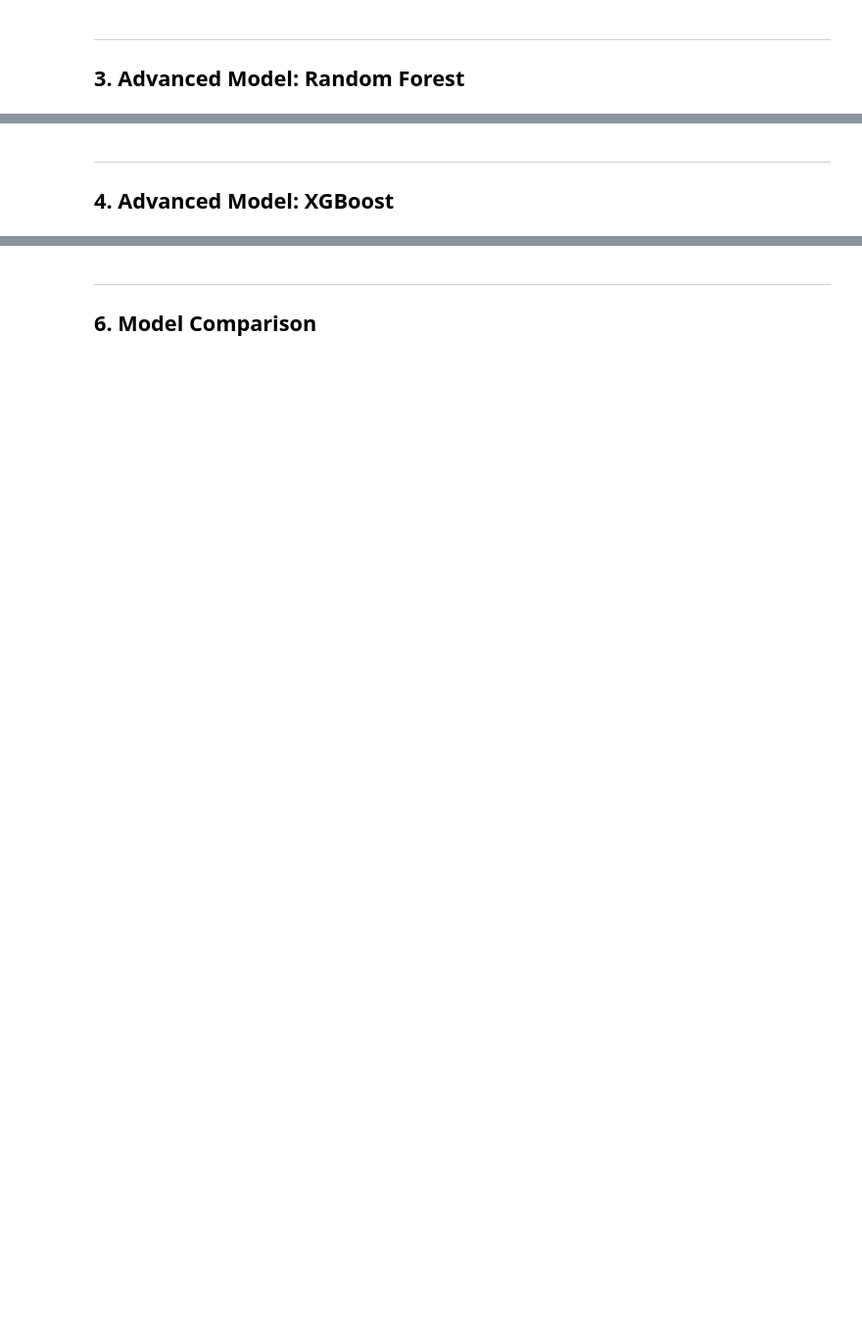
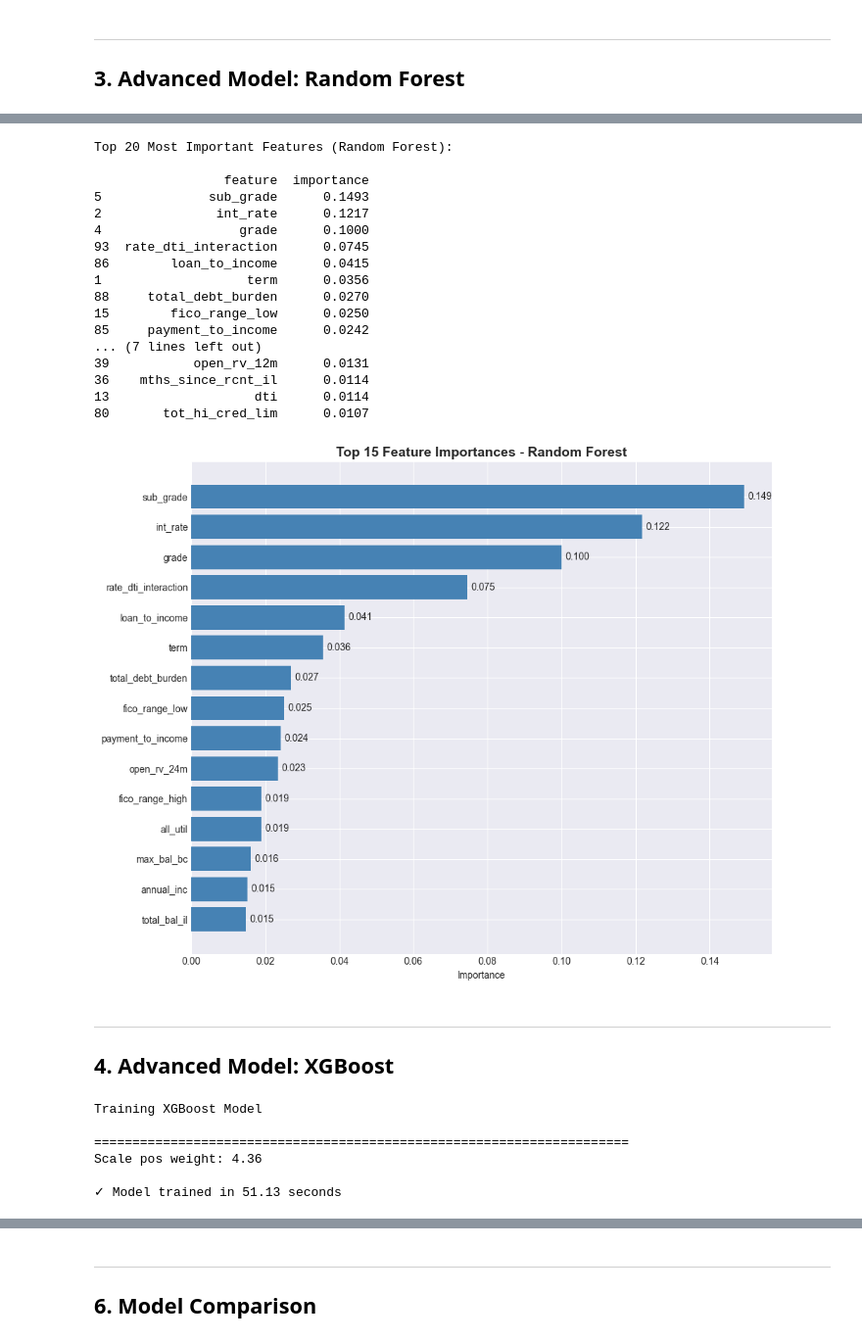
Before and after one commit to federico1809/credit-risk-modeling, a Jupyter notebook: notebooks/03_model_training.ipynb, the cells around one changed output, grey strips where cells are left out. Shown at 98% size. Cells and saved outputs as stored; diff of their text form; code cells hidden in the pictures; blank space fills up the shorter version.

```diff
--- a/notebooks/03_model_training.ipynb
+++ b/notebooks/03_model_training.ipynb
@@ -244,24 +361,48 @@ print(f"PR-AUC:    {average_precision_score(y_test, y_test_proba_rf):.4f}")
 # %%
 # Feature Importance
 feature_importance_rf = pd.DataFrame({
-    'feature': X_train.columns,
+    'feature': cols_to_keep_names, # Use the filtered names list
     'importance': rf_model.feature_importances_
 }).sort_values('importance', ascending=False)
 
 print("\nTop 20 Most Important Features (Random Forest):\n")
 print(feature_importance_rf.head(20))
 
 # Visualize top 15
 fig, ax = plt.subplots(figsize=(10, 8))
 top_15 = feature_importance_rf.head(15)
 ax.barh(range(len(top_15)), top_15['importance'].values, color='steelblue')
 ax.set_yticks(range(len(top_15)))
 ax.set_yticklabels(top_15['feature'].values)
 ax.set_xlabel('Importance')
 ax.set_title('Top 15 Feature Importances - Random Forest', fontsize=14, fontweight='bold')
 ax.invert_yaxis()
+
+# Add values to the bars
+for i, v in enumerate(top_15['importance'].values):
+    ax.text(v + 0.001, i, f'{v:.3f}', va='center', fontsize=10)
+
 plt.tight_layout()
 plt.show()
+# %% [output]
+Top 20 Most Important Features (Random Forest):
+
+                 feature  importance
+5              sub_grade      0.1493
+2               int_rate      0.1217
+4                  grade      0.1000
+93  rate_dti_interaction      0.0745
+86        loan_to_income      0.0415
+1                   term      0.0356
+88     total_debt_burden      0.0270
+15        fico_range_low      0.0250
+85     payment_to_income      0.0242
+... (7 lines left out)
+39           open_rv_12m      0.0131
+36    mths_since_rcnt_il      0.0114
+13                   dti      0.0114
+80       tot_hi_cred_lim      0.0107
+[figure, added]
 # %% [markdown]
 ---
 ## 4. Advanced Model: XGBoost
@@ -289,10 +430,18 @@ xgb_model = XGBClassifier(
     n_jobs=-1
 )
 
-xgb_model.fit(X_train, y_train)
+# Use X_train_clean to ensure no data leakage occurs
+xgb_model.fit(X_train_clean, y_train)
 
 train_time = time.time() - start_time
 
 print(f"✓ Model trained in {train_time:.2f} seconds")
+# %% [output]
+Training XGBoost Model
+
+======================================================================
+Scale pos weight: 4.36
+
+✓ Model trained in 51.13 seconds
 # %%
 # Predictions
```
Also changed, not shown: parts of 25 cells of this notebook, 1 other file.
